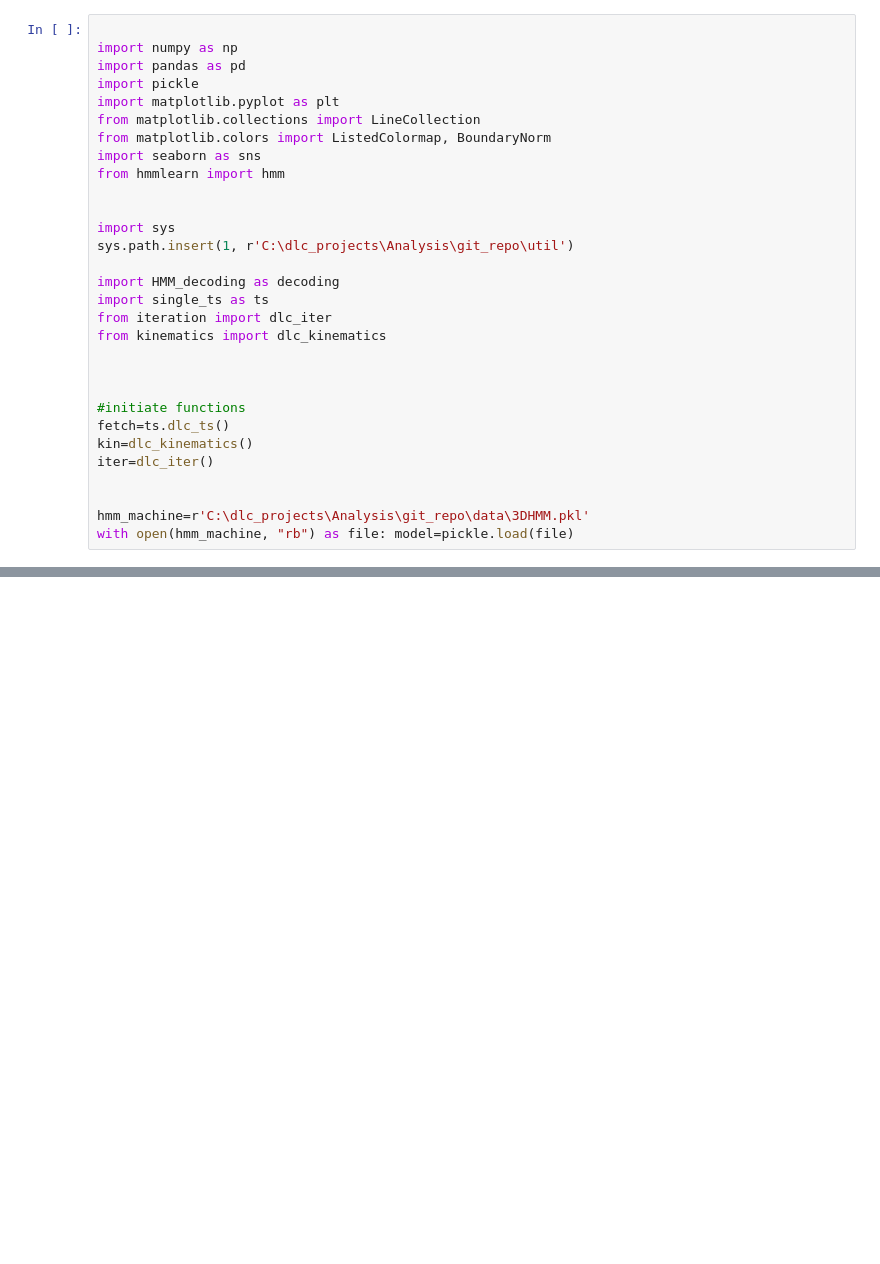
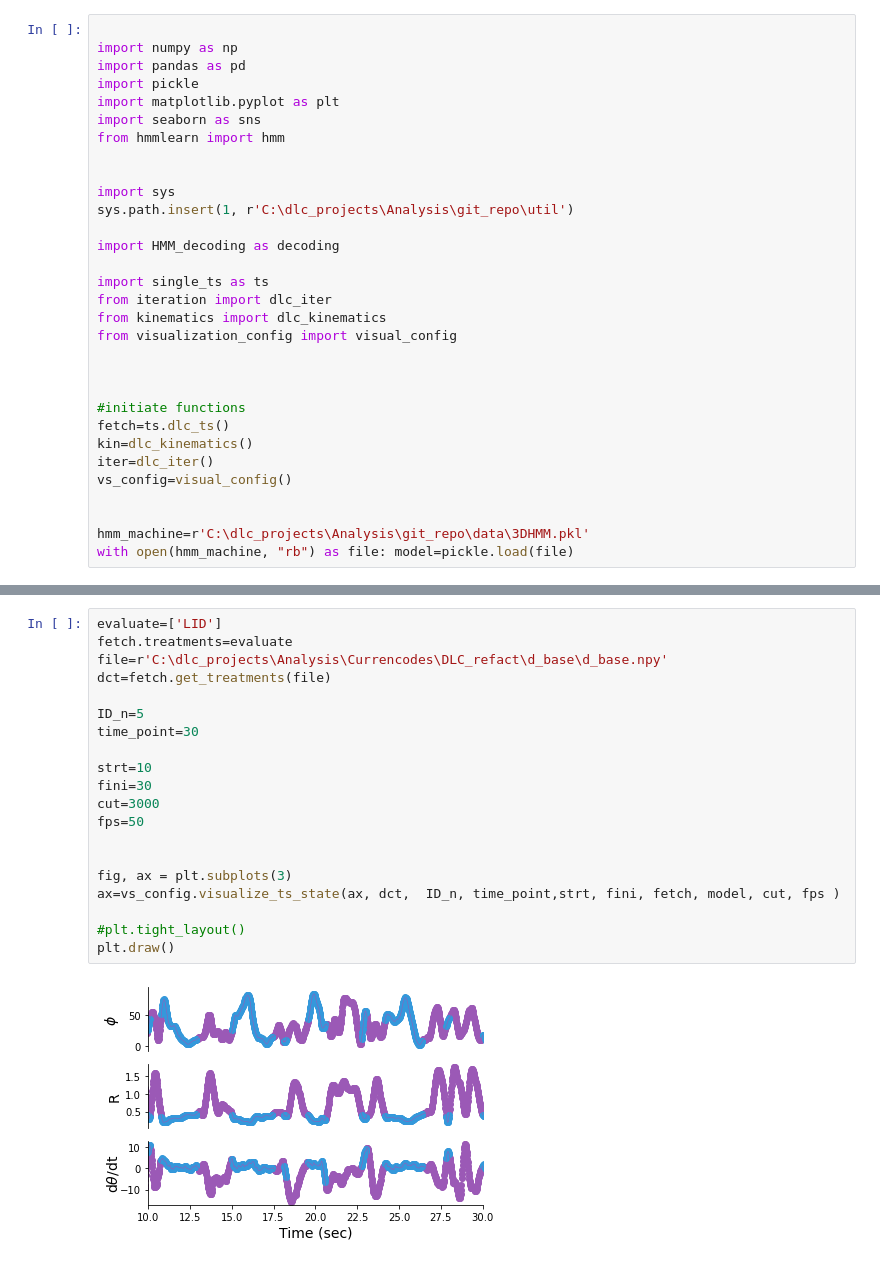
Before and after one commit to MorterzaAbbaszadeh/Dyskinesia_DLC_paper, a Jupyter notebook: Figures/HMM_visualization.ipynb, the cells around one changed output, grey strips where cells are left out. Saved outputs shown, nothing was run; the diff lists cells and outputs as text; blank space fills up the shorter version.

```diff
--- a/Figures/HMM_visualization.ipynb
+++ b/Figures/HMM_visualization.ipynb
@@ -4,8 +4,6 @@ import numpy as np
 import pandas as pd
 import pickle
 import matplotlib.pyplot as plt
-from matplotlib.collections import LineCollection
-from matplotlib.colors import ListedColormap, BoundaryNorm
 import seaborn as sns
 from hmmlearn import hmm
 
@@ -14,9 +12,11 @@ import sys
 sys.path.insert(1, r'C:\dlc_projects\Analysis\git_repo\util')
 
 import HMM_decoding as decoding
+
 import single_ts as ts
 from iteration import dlc_iter
 from kinematics import dlc_kinematics
+from visualization_config import visual_config
 
 
 
@@ -24,6 +24,7 @@ from kinematics import dlc_kinematics
 fetch=ts.dlc_ts()
 kin=dlc_kinematics()
 iter=dlc_iter()
+vs_config=visual_config()
 
 
 hmm_machine=r'C:\dlc_projects\Analysis\git_repo\data\3DHMM.pkl'
@@ -86,0 +32,22 @@ array([1.80377176, 1.55583519, 1.35357809, ..., 3.93876193, 4.32314772,
+# %%
+evaluate=['LID']
+fetch.treatments=evaluate
+file=r'C:\dlc_projects\Analysis\Currencodes\DLC_refact\d_base\d_base.npy'
+dct=fetch.get_treatments(file)
+
+ID_n=5
+time_point=30
+
+strt=10
+fini=30
+cut=3000
+fps=50
+
+
+fig, ax = plt.subplots(3)
+ax=vs_config.visualize_ts_state(ax, dct,  ID_n, time_point,strt, fini, fetch, model, cut, fps )
+
+#plt.tight_layout()
+plt.draw()
+# %% [output]
+[figure, added]
```
Also changed, not shown: parts of 8 cells of this notebook, 9 other files.
